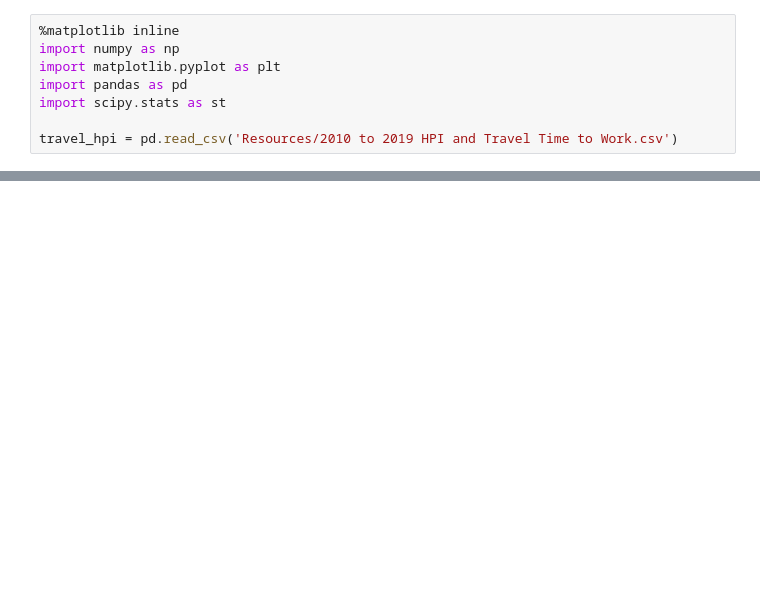
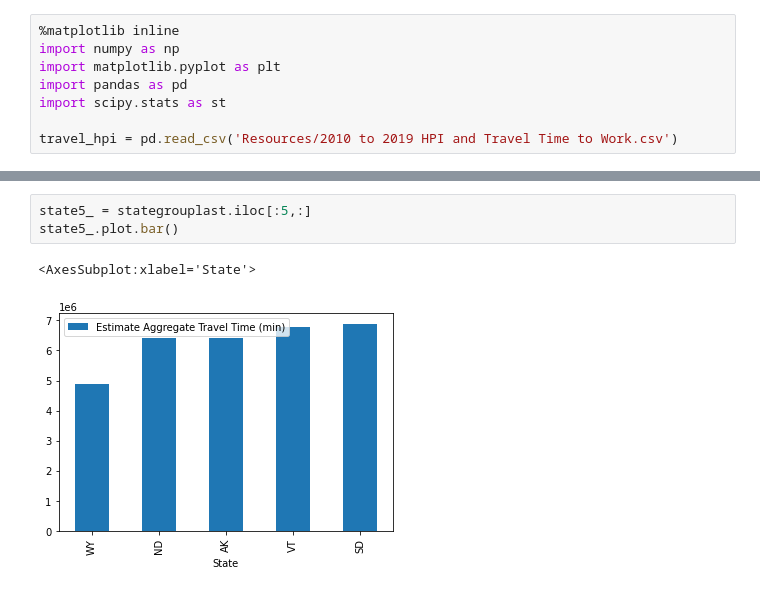
Before and after one commit to alexriiska/Project-1-Housing-Prices-and-Time-Traveled-to-Work, a Jupyter notebook: Travel Time Plotting.ipynb, the cells around one changed output, grey strips where cells are left out. Saved outputs shown, nothing was run; the diff lists cells and outputs as text; blank space fills up the shorter version.

```diff
--- a/Travel Time Plotting.ipynb
+++ b/Travel Time Plotting.ipynb
@@ -81,0 +113,6 @@ plt.show()
+# %%
+state5_ = stategrouplast.iloc[:5,:]
+state5_.plot.bar()
+# %% [output]
+<AxesSubplot:xlabel='State'>
+[figure, added]
```
Also changed, not shown: parts of 10 cells of this notebook.
